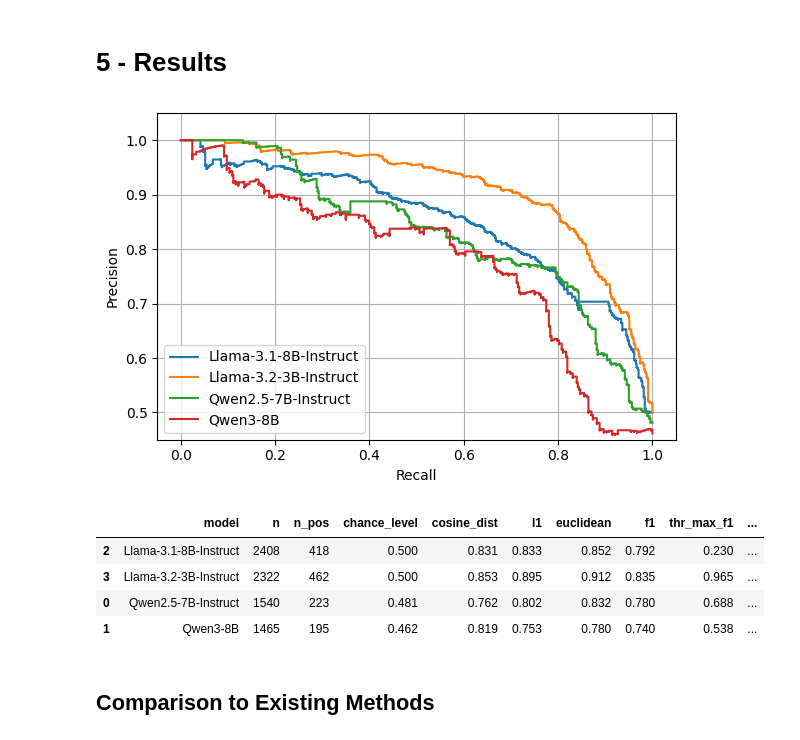
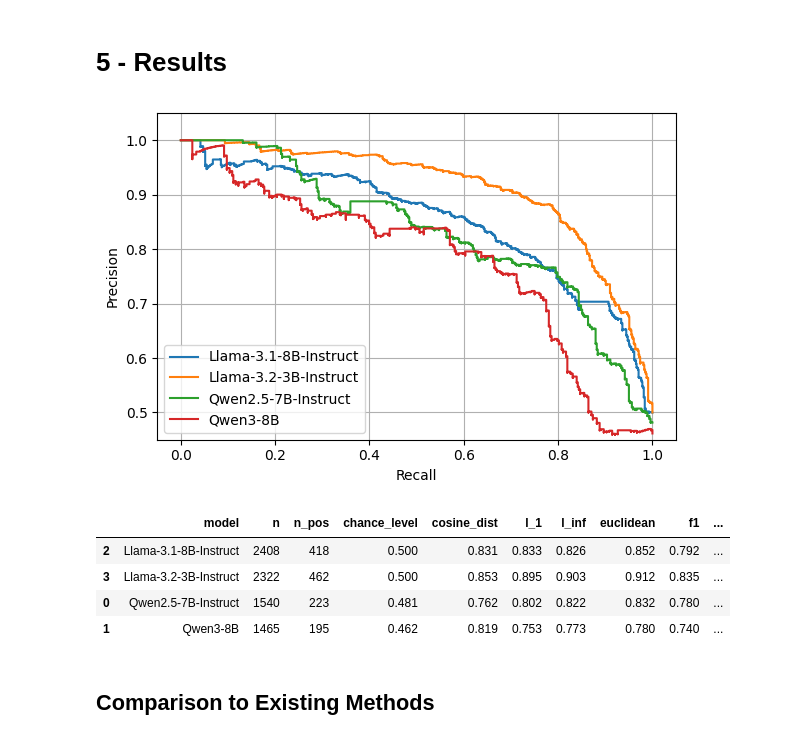
Before and after one commit to alexbecker/prompt-injection, a Jupyter notebook: analysis.ipynb, the cells around one changed output. Drawn from its saved outputs; the diff is of its cells as text; code cells hidden in the pictures.

```diff
--- a/analysis.ipynb
+++ b/analysis.ipynb
@@ -82,7 +82,8 @@ def make_group(row, p_refusal_threshold=0.5):
 df["group"] = df.apply(make_group, axis=1)
 df["cosine_dist"] = df.apply(lambda row: cosine(row["user_rule_attr"], row["user_null_rule_attr"]), axis=1)
 df["euclidean"] = df.apply(lambda row: euclidean(row["user_rule_attr"], row["user_null_rule_attr"]), axis=1)
-df["l1"] = df.apply(lambda row: minkowski(row["user_rule_attr"], row["user_null_rule_attr"], p=1), axis=1)
+df["l_1"] = df.apply(lambda row: minkowski(row["user_rule_attr"], row["user_null_rule_attr"], p=1), axis=1)
+df["l_inf"] = df.apply(lambda row: np.max(np.abs(row["user_rule_attr"] - row["user_null_rule_attr"])), axis=1)
 # %% [markdown]
 # Calibrating alpha
 # %%
@@ -178,7 +179,7 @@ def recall_at_precision(precision, recall, target: float):
 records = {name: {} for name in df["model_short"].unique()}
 fig, axs = plt.subplots(ncols=1, figsize=(6, 4))
 # Last item will be used for future cells, so order matters
-for col in ["cosine_dist", "l1", "euclidean"]:
+for col in ["cosine_dist", "l_1", "l_inf", "euclidean"]:
     benign_stats = {
         (model, response_len, rule): (group[col].median(), group[col].std())
         for (model, response_len, rule), group in df[df["group"] == "Benign"].groupby(["model_short", "response_len", "rule"])
@@ -208,38 +209,38 @@ for col in ["cosine_dist", "l1", "euclidean"]:
 
         records[name]["n"] = len(group)
         records[name]["n_pos"] = sum(y_true)
         records[name]["chance_level"] = chance_level
         records[name][col] = ap
 
         if col == "euclidean":
             axs.step(recall, precision, where="post", label=name)
             f1 = 2 * precision[:-1] * recall[:-1] / (precision[:-1] + recall[:-1] + 1e-12)
             records[name]["f1"] = np.max(f1)
             n = np.nanargmax(f1)
             prec, rec, t = precision[n], recall[n], thr[n]
             records[name]["thr_max_f1"] = t
             records[name]["fpr_max_f1"] = chance_level * rec * (1 - prec) / (prec * (1 - chance_level))
 
 axs.set_xlabel("Recall")
 axs.set_ylabel("Precision")
 axs.set_ylim(0.45, 1.05)
 axs.legend(loc="lower left")
 axs.grid(True)
 fig.tight_layout()
 fig.savefig(f"figures/precision_recall.png", dpi=300, bbox_inches="tight")
 plt.show()
 plt.close(fig)
 
 df2 = pd.DataFrame.from_records([{"model": name, **value} for name, value in records.items()]).sort_values("model")
 df2.to_csv("tables/attribution_distance_average_precision.csv", index=False)
 df2
 # %% [output]
 [figure]
-|  | model | n | n_pos | chance_level | cosine_dist | l1 | euclidean | f1 | thr_max_f1 | ... |
-| 2 | Llama-3.1-8B-Instruct | 2408 | 418 | 0.500 | 0.831 | 0.833 | 0.852 | 0.792 | 0.230 | ... |
-| 3 | Llama-3.2-3B-Instruct | 2322 | 462 | 0.500 | 0.853 | 0.895 | 0.912 | 0.835 | 0.965 | ... |
-| 0 | Qwen2.5-7B-Instruct | 1540 | 223 | 0.481 | 0.762 | 0.802 | 0.832 | 0.780 | 0.688 | ... |
-| 1 | Qwen3-8B | 1465 | 195 | 0.462 | 0.819 | 0.753 | 0.780 | 0.740 | 0.538 | ... |
+|  | model | n | n_pos | chance_level | cosine_dist | l_1 | l_inf | euclidean | f1 | ... |
+| 2 | Llama-3.1-8B-Instruct | 2408 | 418 | 0.500 | 0.831 | 0.833 | 0.826 | 0.852 | 0.792 | ... |
+| 3 | Llama-3.2-3B-Instruct | 2322 | 462 | 0.500 | 0.853 | 0.895 | 0.903 | 0.912 | 0.835 | ... |
+| 0 | Qwen2.5-7B-Instruct | 1540 | 223 | 0.481 | 0.762 | 0.802 | 0.822 | 0.832 | 0.780 | ... |
+| 1 | Qwen3-8B | 1465 | 195 | 0.462 | 0.819 | 0.753 | 0.773 | 0.780 | 0.740 | ... |
 # %% [markdown]
 ## Comparison to Existing Methods
 # %% [markdown]
```
Also changed, not shown: 3 other files.
